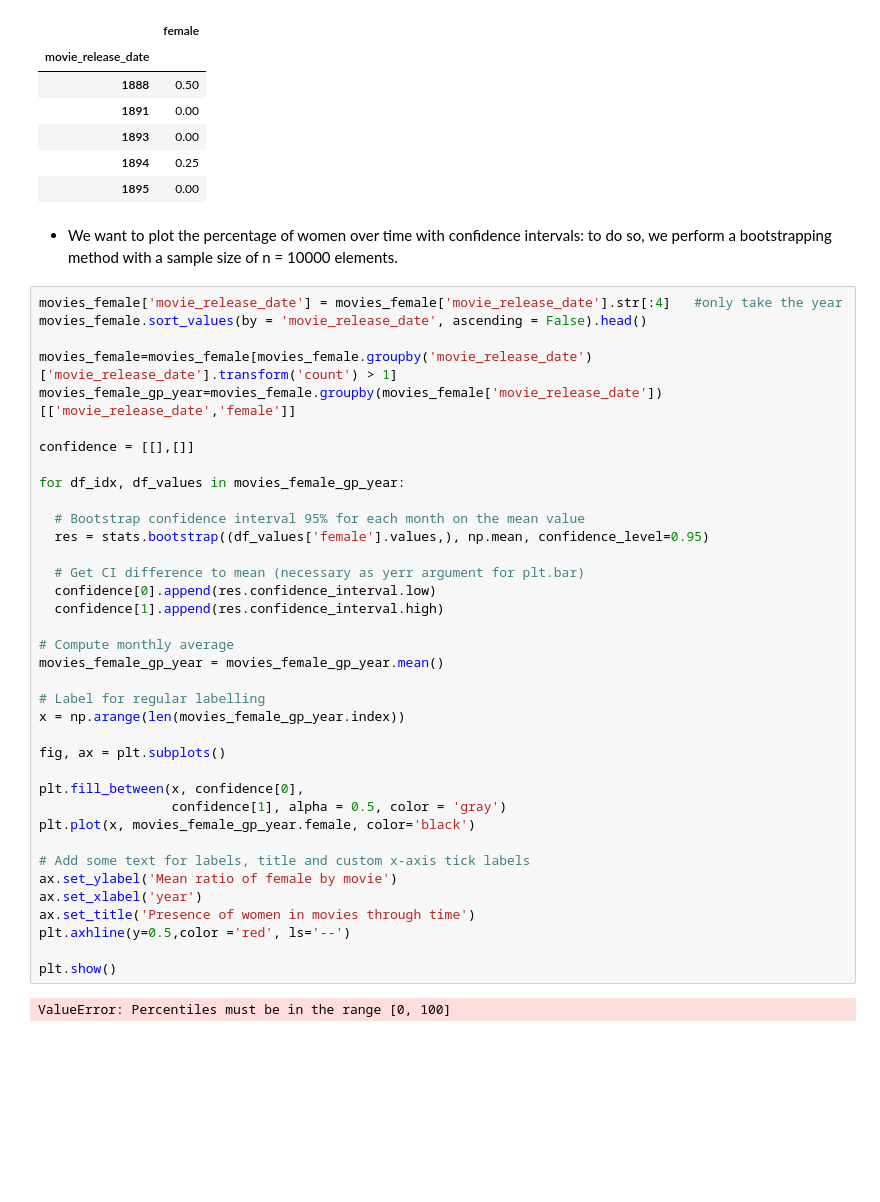
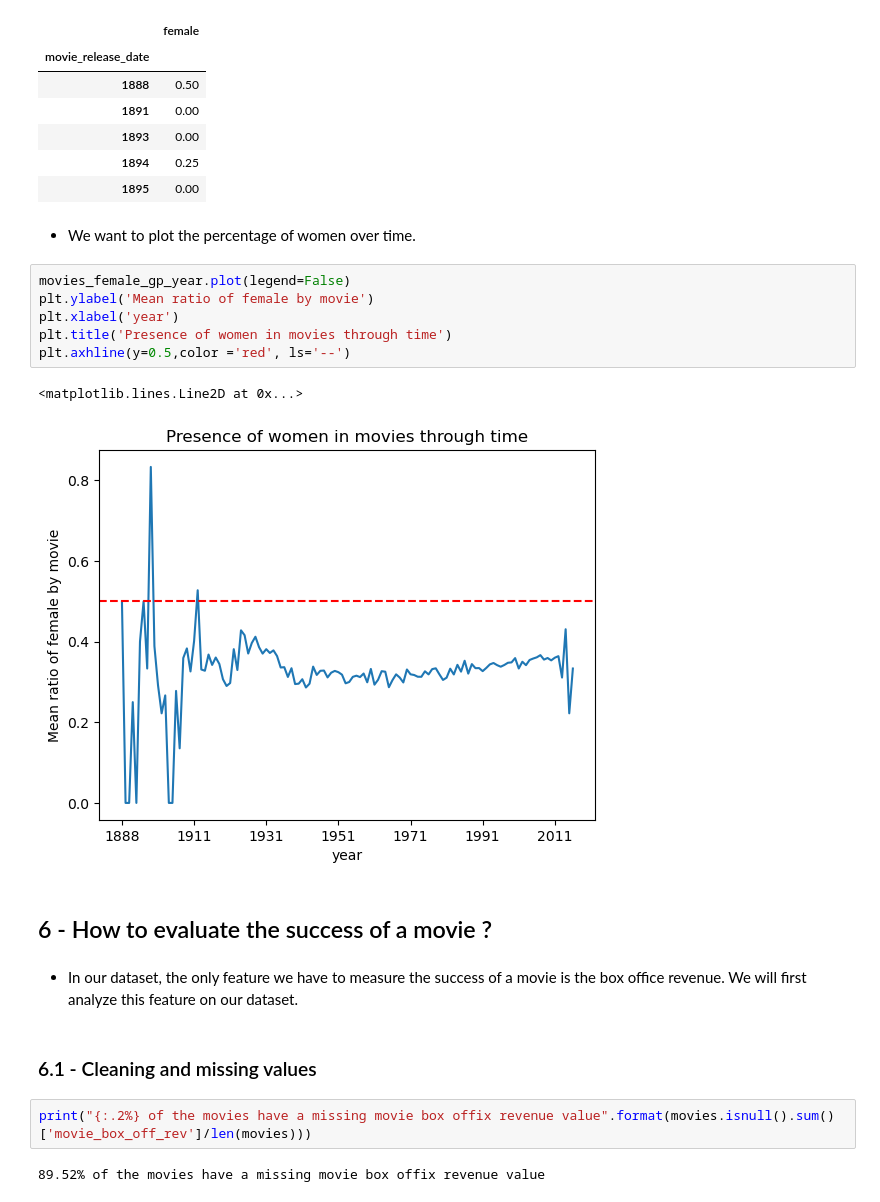
Before and after one commit to epfl-ada/ada-2022-project-armada, a Jupyter notebook: P2.ipynb, the cells around one changed output. Cells and saved outputs as stored; diff of their text form; blank space fills up the shorter version.

```diff
--- a/P2.ipynb
+++ b/P2.ipynb
@@ -709,43 +718,23 @@ movies_female_gp_year.head()
 | 1894 | 0.25 |
 | 1895 | 0.00 |
 # %% [markdown]
-- We want to plot the percentage of women over time with confidence intervals: to do so, we perform a bootstrapping method with a sample size of n = 10000 elements.
+- We want to plot the percentage of women over time.
 # %%
-movies_female['movie_release_date'] = movies_female['movie_release_date'].str[:4]   #only take the year
-movies_female.sort_values(by = 'movie_release_date', ascending = False).head()
-
-movies_female=movies_female[movies_female.groupby('movie_release_date')['movie_release_date'].transform('count') > 1]
-movies_female_gp_year=movies_female.groupby(movies_female['movie_release_date'])[['movie_release_date','female']]
-
-confidence = [[],[]]
-
-for df_idx, df_values in movies_female_gp_year:
-
-  # Bootstrap confidence interval 95% for each month on the mean value
-  res = stats.bootstrap((df_values['female'].values,), np.mean, confidence_level=0.95)
-
-  # Get CI difference to mean (necessary as yerr argument for plt.bar)
-  confidence[0].append(res.confidence_interval.low)
-  confidence[1].append(res.confidence_interval.high)
-
-# Compute monthly average
-movies_female_gp_year = movies_female_gp_year.mean()
-
-# Label for regular labelling
-x = np.arange(len(movies_female_gp_year.index))
-
-fig, ax = plt.subplots()
-
-plt.fill_between(x, confidence[0],
-                 confidence[1], alpha = 0.5, color = 'gray')
-plt.plot(x, movies_female_gp_year.female, color='black')
-
-# Add some text for labels, title and custom x-axis tick labels
-ax.set_ylabel('Mean ratio of female by movie')
-ax.set_xlabel('year')
-ax.set_title('Presence of women in movies through time')
+movies_female_gp_year.plot(legend=False)
+plt.ylabel('Mean ratio of female by movie')
+plt.xlabel('year')
+plt.title('Presence of women in movies through time')
 plt.axhline(y=0.5,color ='red', ls='--')
-
-plt.show()
 # %% [output]
-ValueError: Percentiles must be in the range [0, 100]
+<matplotlib.lines.Line2D at 0x...>
+[figure, added]
+# %% [markdown]
+## 6 - How to evaluate the success of a movie ?
+# %% [markdown]
+- In our dataset, the only feature we have to measure the success of a movie is the box office revenue. We will first analyze this feature on our dataset.
+# %% [markdown]
+### 6.1 - Cleaning and missing values
+# %%
+print("{:.2%} of the movies have a missing movie box offix revenue value".format(movies.isnull().sum()['movie_box_off_rev']/len(movies)))
+# %% [output]
+89.52% of the movies have a missing movie box offix revenue value
```
Also changed, not shown: parts of 39 cells of this notebook.
